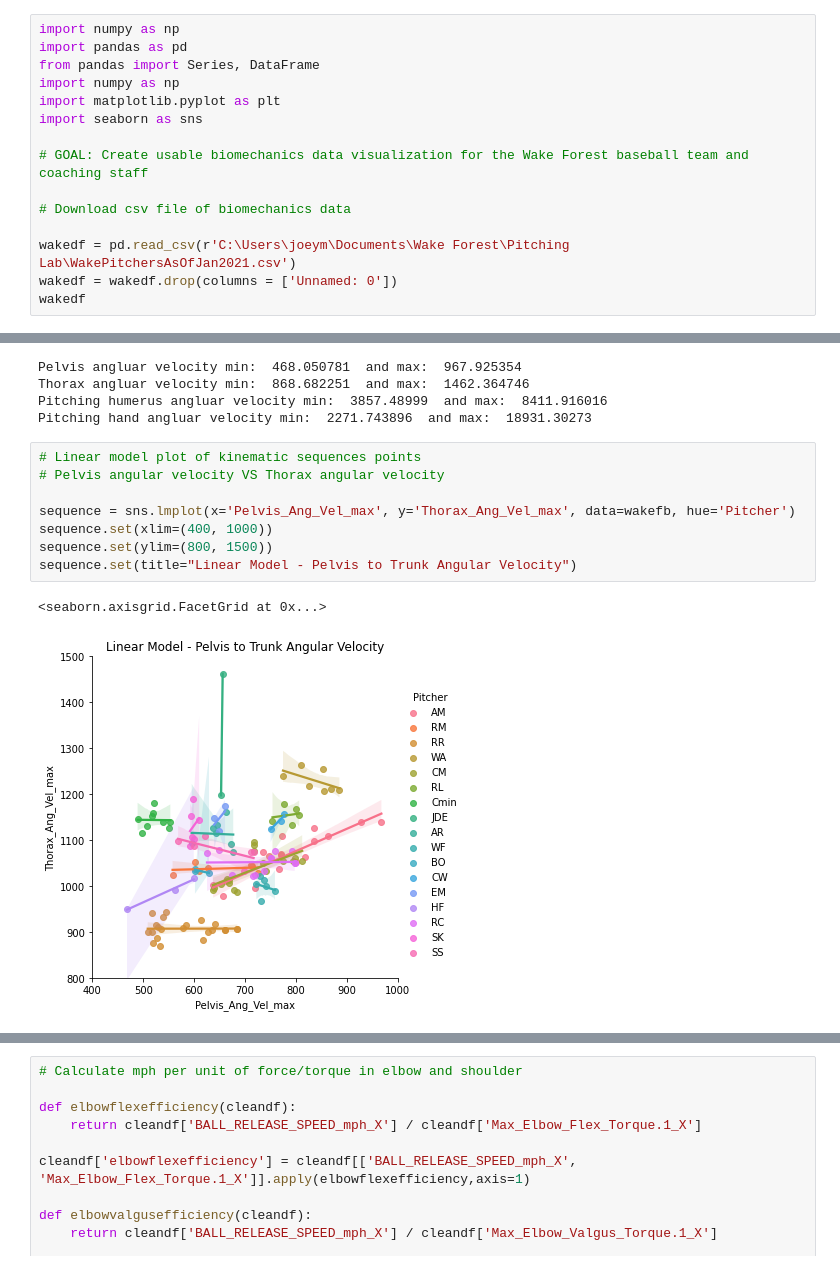
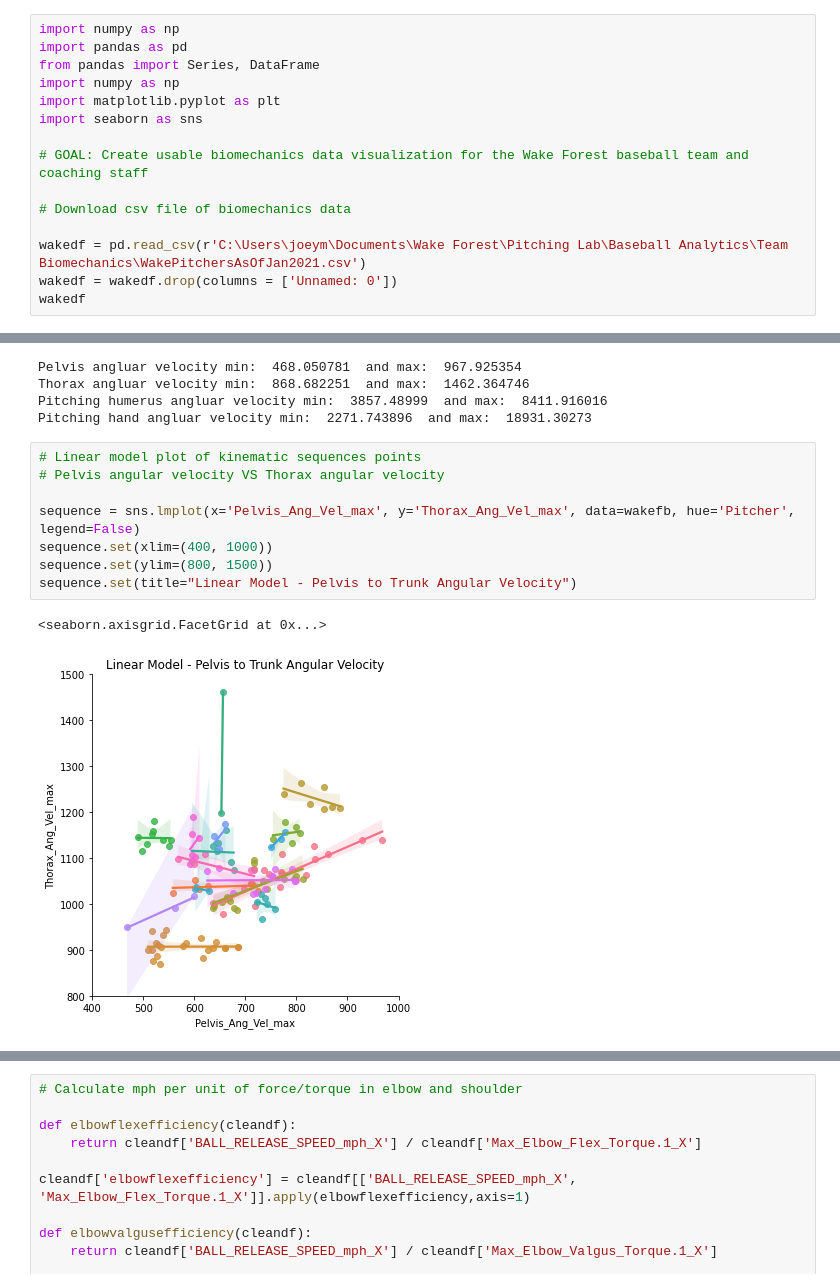
Before and after one commit to joeymylott/WakeForestBiomechanicsAndAnalytics, a Jupyter notebook: BiomechanicsVisualization (no names).ipynb, the cells around one changed output, grey strips where cells are left out. Saved outputs shown, nothing was run; the diff lists cells and outputs as text.

```diff
--- a/BiomechanicsVisualization (no names).ipynb
+++ b/BiomechanicsVisualization (no names).ipynb
@@ -10,7 +10,7 @@ import seaborn as sns
 
 # Download csv file of biomechanics data
 
-wakedf = pd.read_csv(r'C:\Users\joeym\Documents\Wake Forest\Pitching Lab\WakePitchersAsOfJan2021.csv')
+wakedf = pd.read_csv(r'C:\Users\joeym\Documents\Wake Forest\Pitching Lab\Baseball Analytics\Team Biomechanics\WakePitchersAsOfJan2021.csv')
 wakedf = wakedf.drop(columns = ['Unnamed: 0'])
 wakedf
 # %% [output]
@@ -122,14 +122,14 @@ Pitching hand angluar velocity min:  2271.743896  and max:  18931.30273
 # %%
 # Linear model plot of kinematic sequences points
 # Pelvis angular velocity VS Thorax angular velocity
 
-sequence = sns.lmplot(x='Pelvis_Ang_Vel_max', y='Thorax_Ang_Vel_max', data=wakefb, hue='Pitcher')
+sequence = sns.lmplot(x='Pelvis_Ang_Vel_max', y='Thorax_Ang_Vel_max', data=wakefb, hue='Pitcher', legend=False)
 sequence.set(xlim=(400, 1000))
 sequence.set(ylim=(800, 1500))
 sequence.set(title="Linear Model - Pelvis to Trunk Angular Velocity")
 # %% [output]
 <seaborn.axisgrid.FacetGrid at 0x...>
-[figure, old version]
+[figure, new version]
 # %%
 # Scatter plot of kinematic sequences points 1 & 2
 # Pelvis angular velocity VS Thorax angular velocity
```
Also changed, not shown: parts of 12 cells of this notebook.
